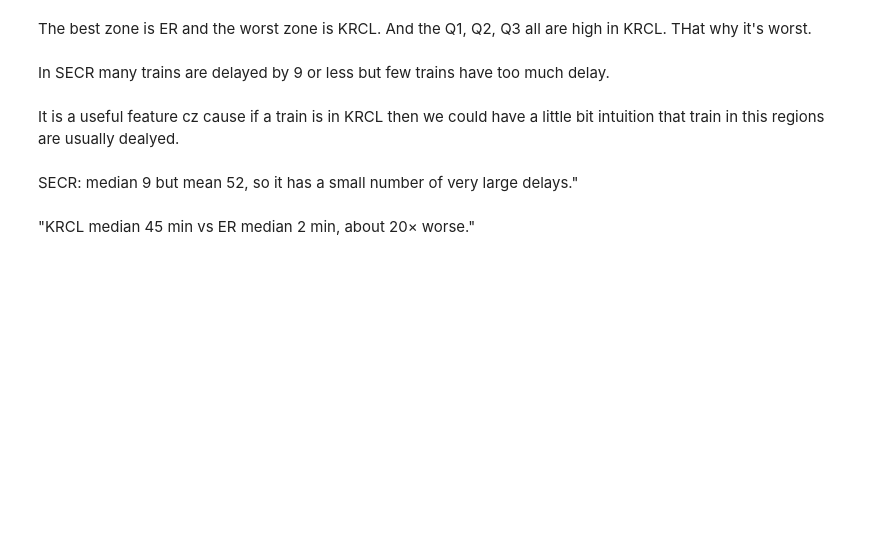
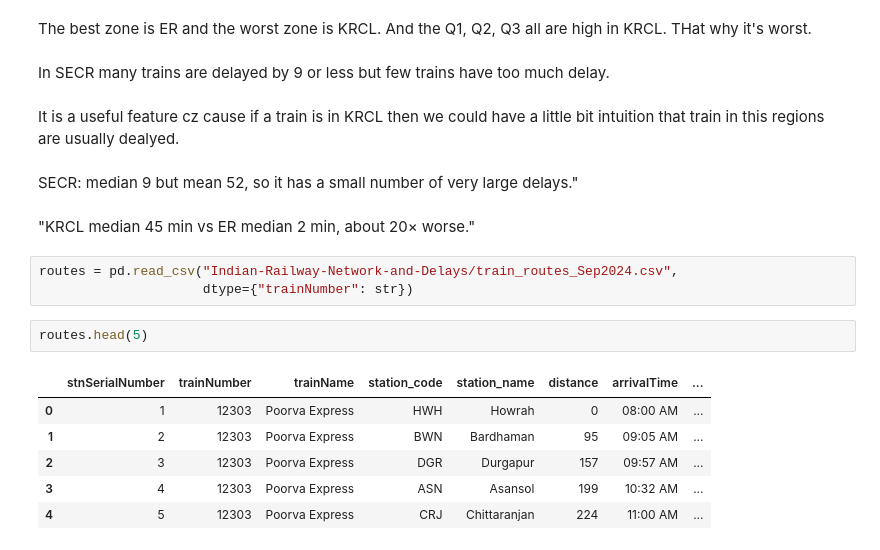
Before and after one commit to BitanuCS/indian-rail-delay, a Jupyter notebook: 02_eda.ipynb, the cells around one changed output. Saved outputs shown, nothing was run; the diff lists cells and outputs as text; blank space fills up the shorter version.

```diff
--- a/02_eda.ipynb
+++ b/02_eda.ipynb
@@ -122,3 +122,15 @@ It is a useful feature cz cause if a train is in KRCL then we could have a littl
 SECR: median 9 but mean 52, so it has a small number of very large delays."
 # %% [markdown]
 "KRCL median 45 min vs ER median 2 min, about 20× worse."
+# %%
+routes = pd.read_csv("Indian-Railway-Network-and-Delays/train_routes_Sep2024.csv",
+                     dtype={"trainNumber": str})
+# %%
+routes.head(5)
+# %% [output]
+|  | stnSerialNumber | trainNumber | trainName | station_code | station_name | distance | arrivalTime | ... |
+| 0 | 1 | 12303 | Poorva Express | HWH | Howrah | 0 | 08:00 AM | ... |
+| 1 | 2 | 12303 | Poorva Express | BWN | Bardhaman | 95 | 09:05 AM | ... |
+| 2 | 3 | 12303 | Poorva Express | DGR | Durgapur | 157 | 09:57 AM | ... |
+| 3 | 4 | 12303 | Poorva Express | ASN | Asansol | 199 | 10:32 AM | ... |
+| 4 | 5 | 12303 | Poorva Express | CRJ | Chittaranjan | 224 | 11:00 AM | ... |
```
Also changed, not shown: parts of 7 cells of this notebook.
